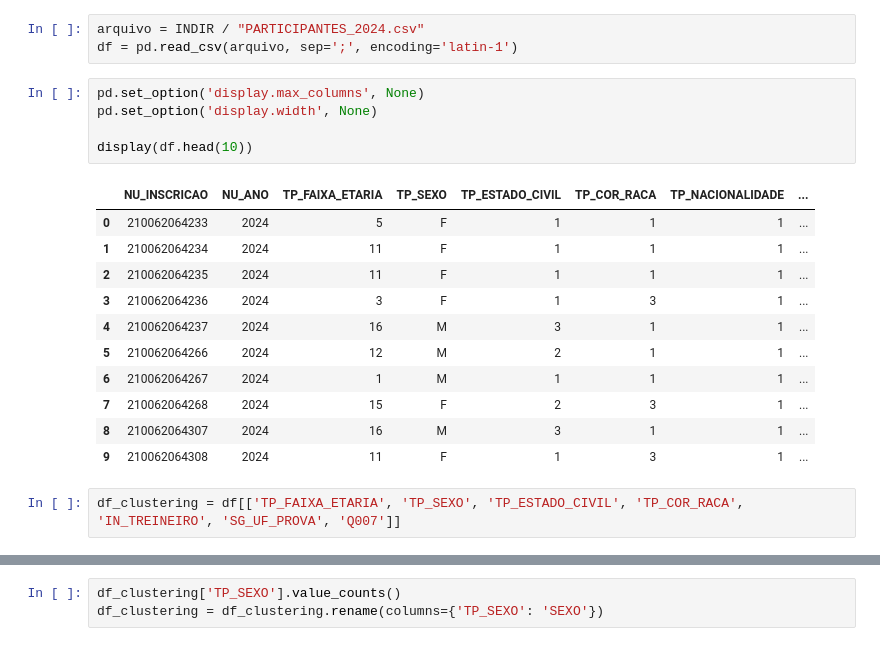
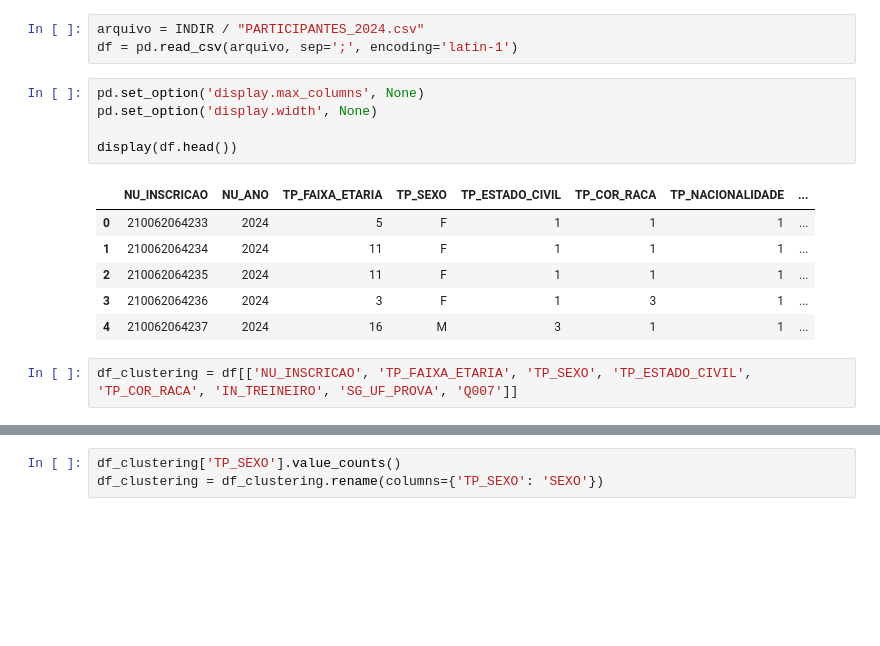
Before and after one commit to lucasamtaylor01/enem, a Jupyter notebook: 01_preparacao_dados.ipynb, the cells around one changed output, grey strips where cells are left out. Saved outputs shown, nothing was run; the diff lists cells and outputs as text; blank space fills up the shorter version.

```diff
--- a/01_preparacao_dados.ipynb
+++ b/01_preparacao_dados.ipynb
@@ -14,22 +16,17 @@ df = pd.read_csv(arquivo, sep=';', encoding='latin-1')
 # %%
 pd.set_option('display.max_columns', None)
 pd.set_option('display.width', None)
 
-display(df.head(10))
+display(df.head())
 # %% [output]
 |  | NU_INSCRICAO | NU_ANO | TP_FAIXA_ETARIA | TP_SEXO | TP_ESTADO_CIVIL | TP_COR_RACA | TP_NACIONALIDADE | ... |
 | 0 | 210062064233 | 2024 | 5 | F | 1 | 1 | 1 | ... |
 | 1 | 210062064234 | 2024 | 11 | F | 1 | 1 | 1 | ... |
 | 2 | 210062064235 | 2024 | 11 | F | 1 | 1 | 1 | ... |
 | 3 | 210062064236 | 2024 | 3 | F | 1 | 3 | 1 | ... |
 | 4 | 210062064237 | 2024 | 16 | M | 3 | 1 | 1 | ... |
-| 5 | 210062064266 | 2024 | 12 | M | 2 | 1 | 1 | ... |
-| 6 | 210062064267 | 2024 | 1 | M | 1 | 1 | 1 | ... |
-| 7 | 210062064268 | 2024 | 15 | F | 2 | 3 | 1 | ... |
-| 8 | 210062064307 | 2024 | 16 | M | 3 | 1 | 1 | ... |
-| 9 | 210062064308 | 2024 | 11 | F | 1 | 3 | 1 | ... |
 # %%
-df_clustering = df[['TP_FAIXA_ETARIA', 'TP_SEXO', 'TP_ESTADO_CIVIL', 'TP_COR_RACA', 'IN_TREINEIRO', 'SG_UF_PROVA', 'Q007']]
+df_clustering = df[['NU_INSCRICAO', 'TP_FAIXA_ETARIA', 'TP_SEXO', 'TP_ESTADO_CIVIL', 'TP_COR_RACA', 'IN_TREINEIRO', 'SG_UF_PROVA', 'Q007']]
 # %%
 df_clustering.isnull().mean()*100
 # %% [output]
```
Also changed, not shown: parts of 16 cells of this notebook, 4 other files.
